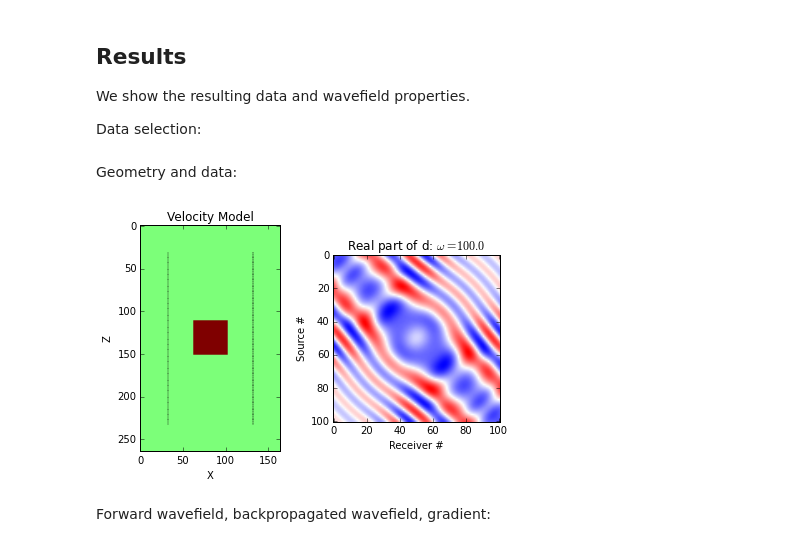
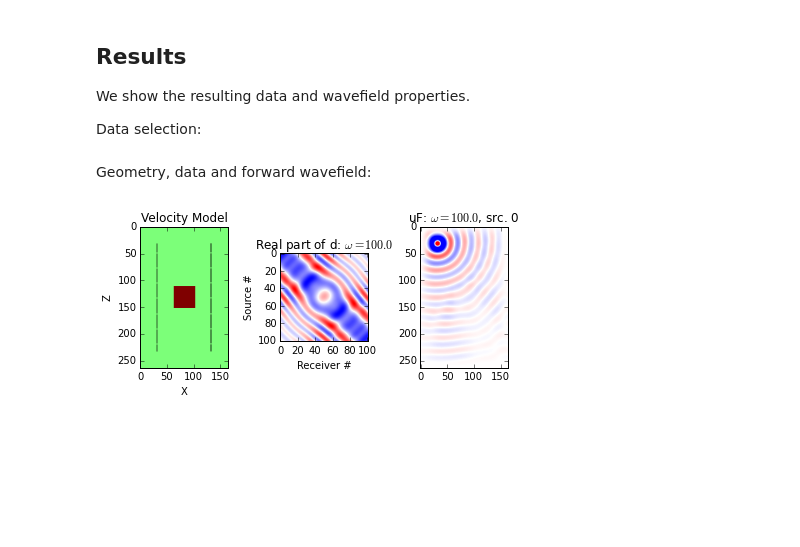
Before and after one commit to uwoseis/zephyr, a Jupyter notebook: Demo 2 - Remote parallel computation [distributed].ipynb, the cells around one changed output. Drawn from its saved outputs; the diff is of its cells as text; code cells hidden in the pictures; blank space fills up the shorter version.

```diff
--- a/Demo 2 - Remote parallel computation [distributed].ipynb
+++ b/Demo 2 - Remote parallel computation [distributed].ipynb
@@ -65,10 +65,10 @@ This code sets up the seismic problem; see the comments inline. In a live invers
 cellSize    = 1             # m
 nx          = 164           # count
 nz          = 264           # count
-freqs       = [1e2, 2e2, 3e2, 4e2]         # Hz
+freqs       = [1e2]         # Hz
 freeSurf    = [False, False, False, False] # t r b l
 nPML        = 32            # number of PML points
-nky         = 1            # number of y-directional plane-wave components
+nky         = 80            # number of y-directional plane-wave components
 # %% [markdown]
 ### Properties of the model
 # %%
@@ -253,23 +223,25 @@ clipScaleG = 1e-1 * abs(grt).max()
 # %% [markdown]
-Geometry and data:
+Geometry, data and forward wavefield:
 # %%
 fig = plt.figure()
 
-ax1 = fig.add_subplot(1,2,1)
+ax1 = fig.add_subplot(1,3,1)
 plotModel(c.T)
 plotGeometry(geom)
 ax1.set_title('Velocity Model')
 ax1.set_xlabel('X')
 ax1.set_ylabel('Z')
 
-ax2 = fig.add_subplot(1,2,2)
+ax2 = fig.add_subplot(1,3,2)
 plt.imshow(drt.real, cmap=cm.bwr)
 ax2.set_title('Real part of d: $\omega = %0.1f$'%(freqs[freqNum],))
 ax2.set_xlabel('Receiver #')
 ax2.set_ylabel('Source #')
 
+ax3 = fig.add_subplot(1,3,3)
+plt.imshow(frt[srcNum].real, vmin=-clipScaleF, vmax=clipScaleF, cmap=cm.bwr)
+plt.title('uF: $\omega = %0.1f$, src. %d'%(freqs[freqNum], srcNum))
+
 fig.tight_layout()
 # %% [output]
-[figure, old version]
+[figure, new version]
-# %% [markdown]
-Forward wavefield, backpropagated wavefield, gradient:
```
Also changed, not shown: parts of 10 cells of this notebook.
